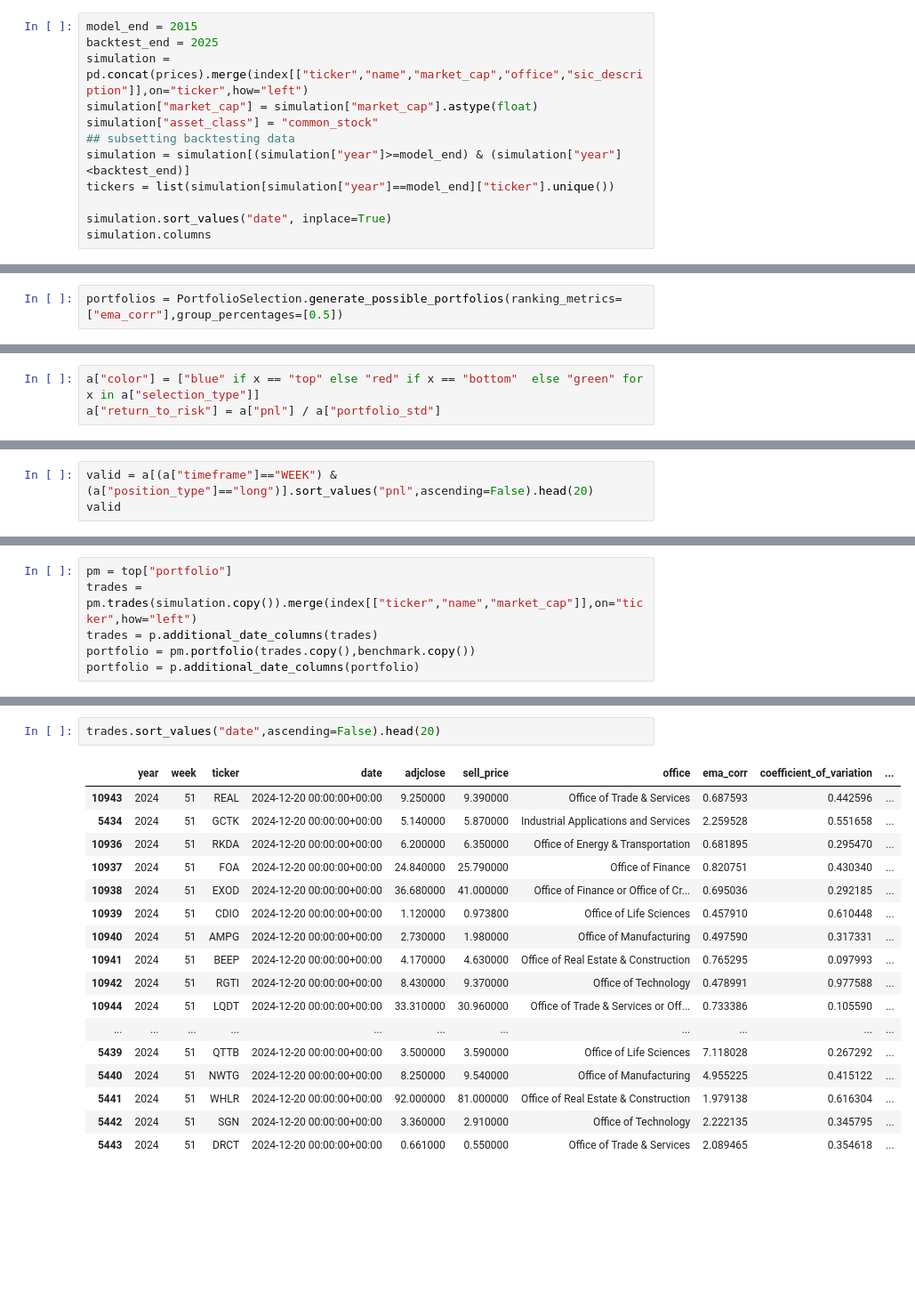
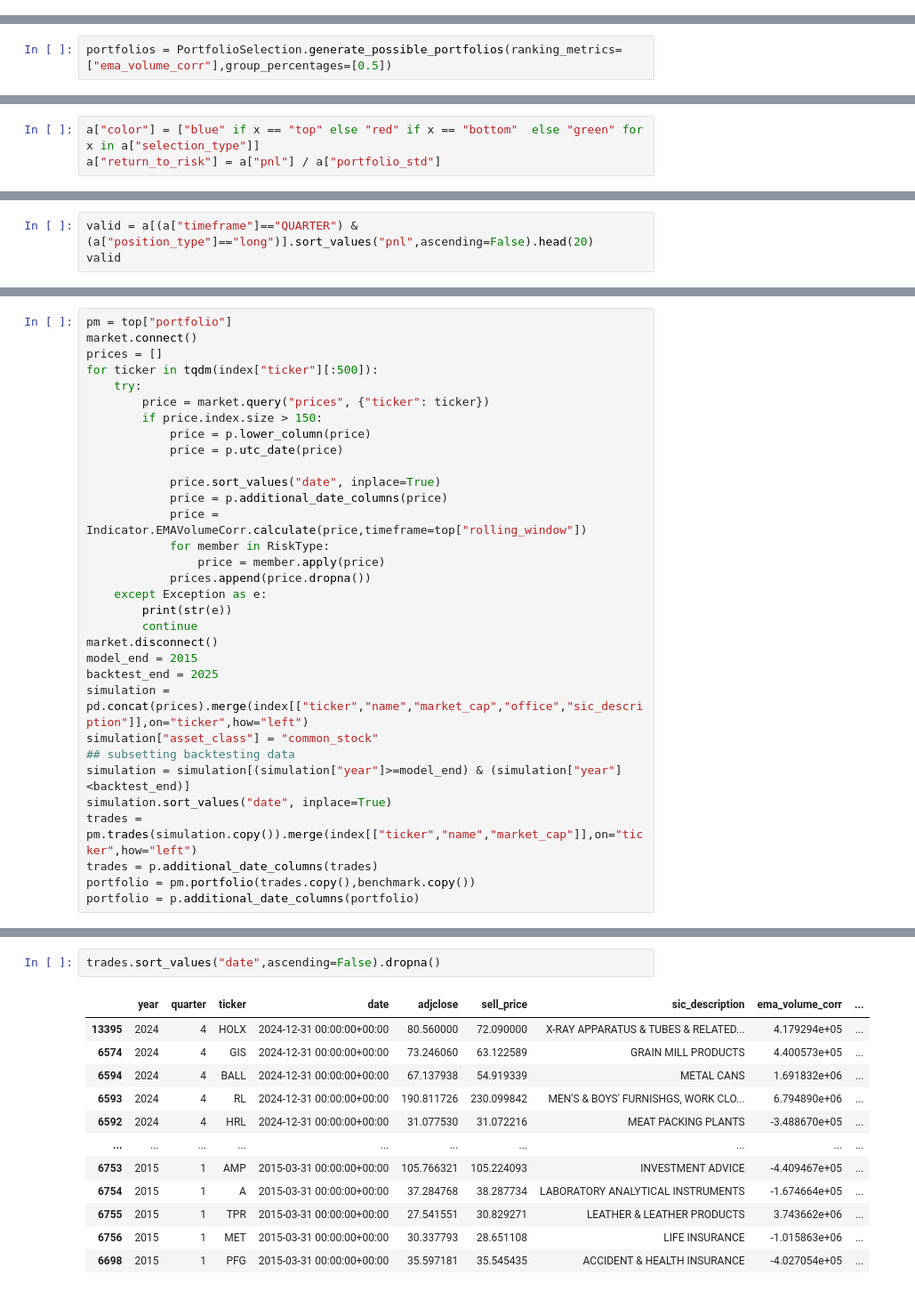
Before and after one commit to chung-ejy/orivault, a Jupyter notebook: studies/swing_trading_study/speculation_basic.ipynb, the cells around one changed output, grey strips where cells are left out. Shown at 89% size. Saved outputs shown, nothing was run; the diff lists cells and outputs as text; blank space fills up the shorter version.

```diff
--- a/studies/swing_trading_study/speculation_basic.ipynb
+++ b/studies/swing_trading_study/speculation_basic.ipynb
@@ -61,12 +41,0 @@ market.disconnect()
-# %%
-model_end = 2015
-backtest_end = 2025
-simulation = pd.concat(prices).merge(index[["ticker","name","market_cap","office","sic_description"]],on="ticker",how="left")
-simulation["market_cap"] = simulation["market_cap"].astype(float)
-simulation["asset_class"] = "common_stock"
-## subsetting backtesting data
-simulation = simulation[(simulation["year"]>=model_end) & (simulation["year"]<backtest_end)]
-tickers = list(simulation[simulation["year"]==model_end]["ticker"].unique())
-
-simulation.sort_values("date", inplace=True)
-simulation.columns
@@ -85,6 +46,6 @@ benchmark = market.query("prices",{"ticker":"JPM"})
 market.disconnect()
 benchmark = Benchmark.convert_to_benchmark(benchmark,"adjclose")
 # %%
-portfolios = PortfolioSelection.generate_possible_portfolios(ranking_metrics=["ema_corr"],group_percentages=[0.5])
+portfolios = PortfolioSelection.generate_possible_portfolios(ranking_metrics=["ema_volume_corr"],group_percentages=[0.5])
 # %%
 analysises = []
@@ -158,5 +149,5 @@ plt.show()
 # %%
-valid = a[(a["timeframe"]=="WEEK") & (a["position_type"]=="long")].sort_values("pnl",ascending=False).head(20)
+valid = a[(a["timeframe"]=="QUARTER") & (a["position_type"]=="long")].sort_values("pnl",ascending=False).head(20)
 valid
 # %% [output]
 |  | ranking_metric | timeframe | position_type | grouping_type | selection_type | allocation_type | risk_type | ... |
@@ -199,5 +177,31 @@ top
 # %%
 pm = top["portfolio"]
+market.connect()
+prices = []
+for ticker in tqdm(index["ticker"][:500]):
+    try:
+        price = market.query("prices", {"ticker": ticker})
+        if price.index.size > 150:
+            price = p.lower_column(price)
+            price = p.utc_date(price)
+
+            price.sort_values("date", inplace=True)
+            price = p.additional_date_columns(price)
+            price = Indicator.EMAVolumeCorr.calculate(price,timeframe=top["rolling_window"])
+            for member in RiskType:
+                price = member.apply(price)
+            prices.append(price.dropna())
+    except Exception as e:
+        print(str(e))
+        continue
+market.disconnect()
+model_end = 2015
+backtest_end = 2025
+simulation = pd.concat(prices).merge(index[["ticker","name","market_cap","office","sic_description"]],on="ticker",how="left")
+simulation["asset_class"] = "common_stock"
+## subsetting backtesting data
+simulation = simulation[(simulation["year"]>=model_end) & (simulation["year"]<backtest_end)]
+simulation.sort_values("date", inplace=True)
 trades = pm.trades(simulation.copy()).merge(index[["ticker","name","market_cap"]],on="ticker",how="left")
 trades = p.additional_date_columns(trades)
 portfolio = pm.portfolio(trades.copy(),benchmark.copy())
@@ -256,20 +272,15 @@ trades[["office","return"]].groupby("office").mean().sort_values("return",ascend
 # %%
-trades.sort_values("date",ascending=False).head(20)
+trades.sort_values("date",ascending=False).dropna()
 # %% [output]
-|  | year | week | ticker | date | adjclose | sell_price | office | ema_corr | coefficient_of_variation | ... |
-| 10943 | 2024 | 51 | REAL | 2024-12-20 00:00:00+00:00 | 9.250000 | 9.390000 | Office of Trade & Services | 0.687593 | 0.442596 | ... |
-| 5434 | 2024 | 51 | GCTK | 2024-12-20 00:00:00+00:00 | 5.140000 | 5.870000 | Industrial Applications and Services | 2.259528 | 0.551658 | ... |
-| 10936 | 2024 | 51 | RKDA | 2024-12-20 00:00:00+00:00 | 6.200000 | 6.350000 | Office of Energy & Transportation | 0.681895 | 0.295470 | ... |
-| 10937 | 2024 | 51 | FOA | 2024-12-20 00:00:00+00:00 | 24.840000 | 25.790000 | Office of Finance | 0.820751 | 0.430340 | ... |
-| 10938 | 2024 | 51 | EXOD | 2024-12-20 00:00:00+00:00 | 36.680000 | 41.000000 | Office of Finance or Office of Cr... | 0.695036 | 0.292185 | ... |
-| 10939 | 2024 | 51 | CDIO | 2024-12-20 00:00:00+00:00 | 1.120000 | 0.973800 | Office of Life Sciences | 0.457910 | 0.610448 | ... |
-| 10940 | 2024 | 51 | AMPG | 2024-12-20 00:00:00+00:00 | 2.730000 | 1.980000 | Office of Manufacturing | 0.497590 | 0.317331 | ... |
-| 10941 | 2024 | 51 | BEEP | 2024-12-20 00:00:00+00:00 | 4.170000 | 4.630000 | Office of Real Estate & Construction | 0.765295 | 0.097993 | ... |
-| 10942 | 2024 | 51 | RGTI | 2024-12-20 00:00:00+00:00 | 8.430000 | 9.370000 | Office of Technology | 0.478991 | 0.977588 | ... |
-| 10944 | 2024 | 51 | LQDT | 2024-12-20 00:00:00+00:00 | 33.310000 | 30.960000 | Office of Trade & Services or Off... | 0.733386 | 0.105590 | ... |
-| ... | ... | ... | ... | ... | ... | ... | ... | ... | ... | ... |
-| 5439 | 2024 | 51 | QTTB | 2024-12-20 00:00:00+00:00 | 3.500000 | 3.590000 | Office of Life Sciences | 7.118028 | 0.267292 | ... |
-| 5440 | 2024 | 51 | NWTG | 2024-12-20 00:00:00+00:00 | 8.250000 | 9.540000 | Office of Manufacturing | 4.955225 | 0.415122 | ... |
-| 5441 | 2024 | 51 | WHLR | 2024-12-20 00:00:00+00:00 | 92.000000 | 81.000000 | Office of Real Estate & Construction | 1.979138 | 0.616304 | ... |
-| 5442 | 2024 | 51 | SGN | 2024-12-20 00:00:00+00:00 | 3.360000 | 2.910000 | Office of Technology | 2.222135 | 0.345795 | ... |
-| 5443 | 2024 | 51 | DRCT | 2024-12-20 00:00:00+00:00 | 0.661000 | 0.550000 | Office of Trade & Services | 2.089465 | 0.354618 | ... |
+|  | year | quarter | ticker | date | adjclose | sell_price | sic_description | ema_volume_corr | ... |
+| 13395 | 2024 | 4 | HOLX | 2024-12-31 00:00:00+00:00 | 80.560000 | 72.090000 | X-RAY APPARATUS & TUBES & RELATED... | 4.179294e+05 | ... |
+| 6574 | 2024 | 4 | GIS | 2024-12-31 00:00:00+00:00 | 73.246060 | 63.122589 | GRAIN MILL PRODUCTS | 4.400573e+05 | ... |
+| 6594 | 2024 | 4 | BALL | 2024-12-31 00:00:00+00:00 | 67.137938 | 54.919339 | METAL CANS | 1.691832e+06 | ... |
+| 6593 | 2024 | 4 | RL | 2024-12-31 00:00:00+00:00 | 190.811726 | 230.099842 | MEN'S & BOYS' FURNISHGS, WORK CLO... | 6.794890e+06 | ... |
+| 6592 | 2024 | 4 | HRL | 2024-12-31 00:00:00+00:00 | 31.077530 | 31.072216 | MEAT PACKING PLANTS | -3.488670e+05 | ... |
+| ... | ... | ... | ... | ... | ... | ... | ... | ... | ... |
+| 6753 | 2015 | 1 | AMP | 2015-03-31 00:00:00+00:00 | 105.766321 | 105.224093 | INVESTMENT ADVICE | -4.409467e+05 | ... |
+| 6754 | 2015 | 1 | A | 2015-03-31 00:00:00+00:00 | 37.284768 | 38.287734 | LABORATORY ANALYTICAL INSTRUMENTS | -1.674664e+05 | ... |
+| 6755 | 2015 | 1 | TPR | 2015-03-31 00:00:00+00:00 | 27.541551 | 30.829271 | LEATHER & LEATHER PRODUCTS | 3.743662e+06 | ... |
+| 6756 | 2015 | 1 | MET | 2015-03-31 00:00:00+00:00 | 30.337793 | 28.651108 | LIFE INSURANCE | -1.015863e+06 | ... |
+| 6698 | 2015 | 1 | PFG | 2015-03-31 00:00:00+00:00 | 35.597181 | 35.545435 | ACCIDENT & HEALTH INSURANCE | -4.027054e+05 | ... |
```
Also changed, not shown: parts of 13 cells of this notebook, 4 other files.
